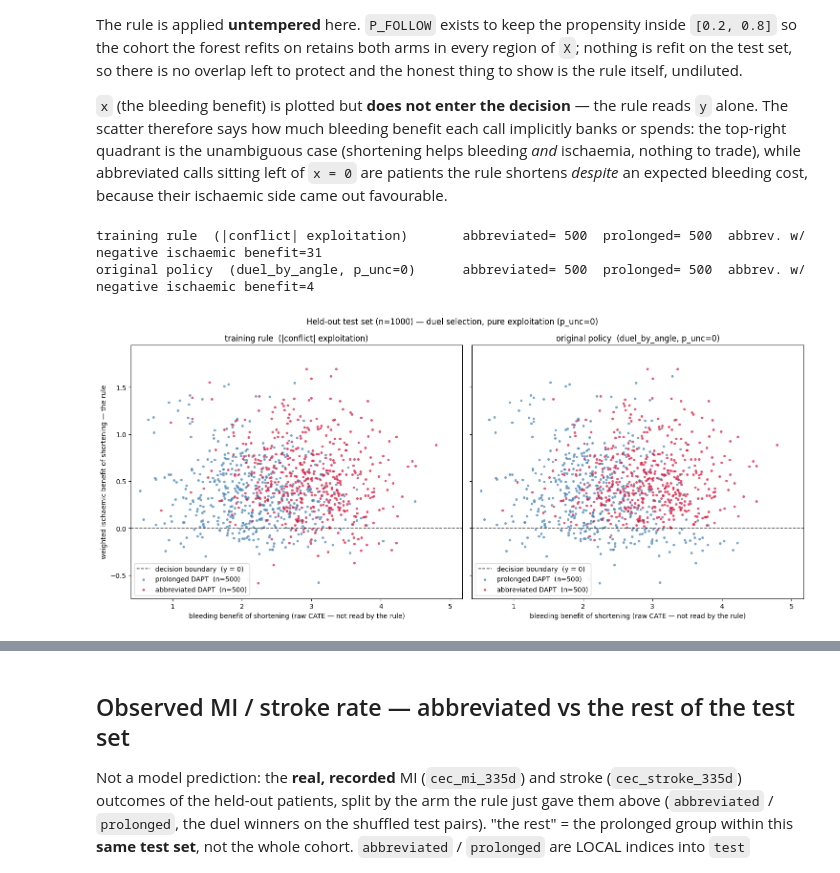
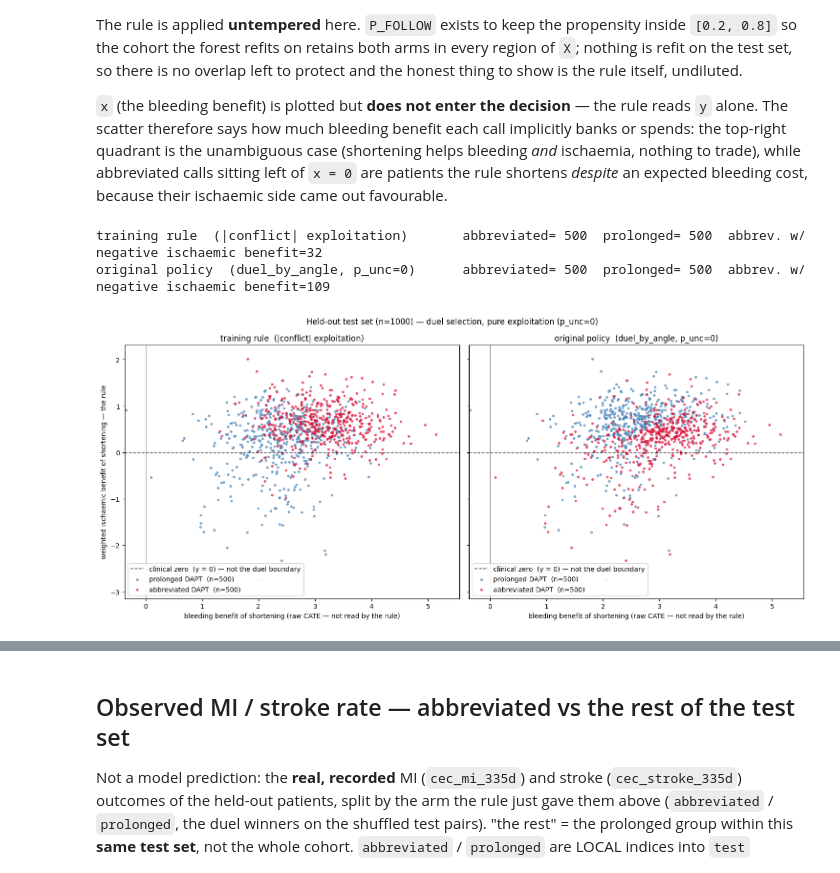
Before and after one commit to TommasoPioda/CATE-estimation-on-the-MASTER-DAPT-trial, a Jupyter notebook: online-learning/02_online_learning_duel.ipynb, the cells around one changed output, grey strips where cells are left out. Drawn from its saved outputs; the diff is of its cells as text; code cells hidden in the pictures.

```diff
--- a/online-learning/02_online_learning_duel.ipynb
+++ b/online-learning/02_online_learning_duel.ipynb
@@ -69,7 +70,8 @@ MULTIOUT = os.path.join(MODELS_DIR, "CausalForest_multioutput_tuned.joblib")
 sys.path.insert(0, CF_DIR)
 from casual_multioutput_pipeline import CausalMultiOutputPipeline, CF_MODEL_PRESETS
 from online_learning_utils import (z, make_pipeline, fit_cate, conflict_from_model,
-                                    components_from_origin, weighted_isch)
+                                    components_from_origin, weighted_isch,
+                                    DEFAULT_CF_PARAMS, DEFAULT_NUISANCE_PARAMS)
 # `policy` and `tune_on_seed` (with its `_seed_objective`) are deliberately NOT imported here:
 # both are redefined locally a few cells below (the exploration/exploitation rule and the seed
 # hyper-tuning objective this notebook actually tunes), and re-running this import cell after
@@ -81,17 +83,14 @@ Yv = y[[ENDPOINTS[k] for k in ONLINE_TARGETS]].to_numpy()
 BLEED_IDX = ONLINE_TARGETS.index('bleed')                # seed tuning targets the bleeding endpoint (nb 06 convention)
 ISCH_WEIGHTS = {'death': 0.2, 'mi': 0.4, 'stroke': 0.4}   # ischaemic weighting for conflict_from_model -- same values components_from_origin reads
 
-# Light default forest: cheap enough to refit after every enrolment. The seed hyper-tuning
-# (next section, same objective as Meta-learning/causal_forest/run_optuna_tuning.py) can
-# replace these with an AUTOC-tuned config, which fit_cate then uses for every refit -- but it
-# is OFF (N_TRIALS = 0) and this is what actually runs. `inference` must stay on: it is what
-# makes predict_cate_std, and so the uncertainty score the loop explores with, available.
-# make_pipeline / fit_cate / z / conflict_from_model / components_from_origin
-# now live in online_learning_utils.
-DEFAULT_CF_PARAMS = {'n_estimators': 100, 'max_depth': 4, 'min_samples_leaf': 10,
-                     'max_samples': 0.45, 'inference': True}
-DEFAULT_NUISANCE_PARAMS = {'n_estimators': 50, 'max_depth': 3, 'num_leaves': 7,
-                           'min_child_samples': 20, 'learning_rate': 0.05}
+# DEFAULT_CF_PARAMS / DEFAULT_NUISANCE_PARAMS are imported above from online_learning_utils:
+# the single canonical light default forest shared by nb 02 / 02_bandits / 03 / 04 / 05, so runs
+# of different notebooks are comparable by construction. Do NOT redefine them in this cell --
+# a local copy shadows the import and silently re-forks the configuration; edit the module.
+# The seed hyper-tuning (next section, same objective as
+# Meta-learning/causal_forest/run_optuna_tuning.py) can replace them with an AUTOC-tuned config,
+# which fit_cate then uses for every refit -- and it is ON (N_TRIALS = 20, seed only), so they
+# are the fallback rather than what runs.
 
 def uncertainty_from_model(model):
     """Score EVERY patient with the current online model and rebuild the uncertainty frame
@@ -263,7 +267,7 @@ def seed_draw(n_seed, seed=0, n_test=0):
                 test_idx=test_idx, stream_end=stream_end)
 
 
-def tune_seed(seed_idx, seed=0, n_trials=40, tune_cv=3, n_jobs=32, lgbm_n_jobs=16):
+def tune_seed(seed_idx, seed=0, n_trials=0, tune_cv=3, n_jobs=32, lgbm_n_jobs=16):
     """Fit the light default forest on `seed_idx`, then optionally hyper-tune it.
 
     n_trials = 0 skips the search and keeps DEFAULT_CF_PARAMS. The seed is the
@@ -300,7 +304,7 @@ def tune_seed(seed_idx, seed=0, n_trials=40, tune_cv=3, n_jobs=32, lgbm_n_jobs=1
     return cf_params, nuisance_params, study
 
 
-def seed_fit_tune(n_seed, seed=0, n_trials=40, tune_cv=3, n_test=0,
+def seed_fit_tune(n_seed, seed=0, n_trials=0, tune_cv=3, n_test=0,
                   n_jobs=32, lgbm_n_jobs=16):
     """PHASE 1 — seed, fit, hyper-tune.
 
@@ -313,13 +317,12 @@ def seed_fit_tune(n_seed, seed=0, n_trials=40, tune_cv=3, n_test=0,
         n_jobs=n_jobs, lgbm_n_jobs=lgbm_n_jobs)
     return {**prep, 'cf_params': cf_params, 'nuisance_params': nuisance_params, 'study': study}
 # %%
-P_FOLLOW = 0.8
 REFIT_EVERY = 100
 
 from online_learning_utils import policy
 
 
-def run_online(prep, n_steps, duel=duel_by_angle, n_trials_final=20, scale_conflict=True, refit_trials=50):
+def run_online(prep, n_steps, duel=duel_by_angle, n_trials_final=0, scale_conflict=True, refit_trials=0):
     """PHASE 2 — online enrolment with tuned forest and pairwise selection."""
     global conflict, uncertainty
 
@@ -417,13 +420,13 @@ def run_online(prep, n_steps, duel=duel_by_angle, n_trials_final=20, scale_confl
     return model, enrolled, rnd, pd.DataFrame(hist), unenrolled, primary_winners
 
 
-N_SEED, N_TEST, N_TRIALS = 2000, 1000, 0
+N_SEED, N_TEST, N_TRIALS = 1000, 500, 20
 N_STEPS = (N - N_TEST - N_SEED)
 
 prep = seed_fit_tune(N_SEED, seed=42, n_trials=N_TRIALS, n_test=N_TEST)
 
 model, sel, rnd, hist, unenrolled, primary_winners = run_online(
-    prep, N_STEPS, n_trials_final=50, duel=duel_by_angle, scale_conflict=False, refit_trials=0
+    prep, N_STEPS, n_trials_final=0, duel=duel_by_angle, scale_conflict=False, refit_trials=0
 )
 
 test_idx = prep["test_idx"]
@@ -854,7 +862,12 @@ uncertainty = uncertainty_test
 def _conf(i): return abs(float(conflict['conflict'].iloc[i]))
 def _unc(i):  return float(np.mean(np.asarray(uncertainty)[i]))   # scalar (mean across endpoints)
 
-xy     = [components_from_origin(k, conflict_test, ISCH_WEIGHTS) for k in range(len(test))]
+# plane=False: RAW, uncentred coordinates. These feed the scatter and the `iy < 0`
+# diagnostics below, where y = 0 has to keep meaning "no ischaemic benefit" (the
+# clinical zero) rather than "below the cohort median". The DUELS use the centred
+# decision plane instead -- duel_by_angle gets it from components_from_origin's
+# default -- so the boundary the rule applies is NOT the line drawn at y = 0 here.
+xy     = [components_from_origin(k, conflict_test, ISCH_WEIGHTS, plane=False) for k in range(len(test))]
 bx, iy = map(np.array, zip(*xy))
 
 # point globals so _conf / _unc / duel_by_angle / policy read from the test frames
@@ -884,35 +897,35 @@ def select_policy(i, j, rng):
     winner, _ = policy(i, j, n_added=0, rng=rng,
                        uncertainty=uncertainty_test,
                        duel=duel_by_angle,
                        p_unc=0)
     return [winner]
 
 
 options = [('training rule  (|conflict| exploitation)', select_training),
            ('original policy  (duel_by_angle, p_unc=0)', select_policy)]
 
 fig, axes = plt.subplots(1, 2, figsize=(15, 6.6), sharex=True, sharey=True)
 for ax, (name, select_fn) in zip(axes, options):
     abbreviated, prolonged = run_selection(select_fn)
-    ax.axhline(0, color='k', lw=1.2, ls='--', alpha=.7, label='decision boundary  (y = 0)')
+    ax.axhline(0, color='k', lw=1.2, ls='--', alpha=.7, label='clinical zero  (y = 0) — not the duel boundary')
     ax.scatter(bx[prolonged],   iy[prolonged],   s=15, color='steelblue', alpha=.7, linewidths=0,
                label=f'prolonged DAPT  (n={len(prolonged)})')
     ax.scatter(bx[abbreviated], iy[abbreviated], s=15, color='crimson',   alpha=.7, linewidths=0,
                label=f'abbreviated DAPT  (n={len(abbreviated)})')
     ax.axvline(0, color='k', lw=.8, alpha=.4)
     ax.set(xlabel='bleeding benefit of shortening (raw CATE — not read by the rule)', title=name)
     ax.legend(loc='lower left', framealpha=.9)
     print(f'{name:45s}  abbreviated={len(abbreviated):4d}  prolonged={len(prolonged):4d}  '
           f'abbrev. w/ negative ischaemic benefit={int((iy[abbreviated] < 0).sum())}')
 
 axes[0].set_ylabel('weighted ischaemic benefit of shortening — the rule')
 axes[0].set_xlim(bx.min() * 1.08, bx.max() * 1.08)
 axes[0].set_ylim(iy.min() * 1.15, iy.max() * 1.15)
 fig.suptitle(f'Held-out test set (n={len(test)}) — duel selection, pure exploitation (p_unc=0)')
 plt.tight_layout()
 plt.show()
 # %% [output]
-training rule  (|conflict| exploitation)       abbreviated= 500  prolonged= 500  abbrev. w/ negative ischaemic benefit=31
-original policy  (duel_by_angle, p_unc=0)      abbreviated= 500  prolonged= 500  abbrev. w/ negative ischaemic benefit=4
+training rule  (|conflict| exploitation)       abbreviated= 500  prolonged= 500  abbrev. w/ negative ischaemic benefit=32
+original policy  (duel_by_angle, p_unc=0)      abbreviated= 500  prolonged= 500  abbrev. w/ negative ischaemic benefit=109
-[figure, old version]
+[figure, new version]
 # %%
```
Also changed, not shown: parts of 19 cells of this notebook, 3 other files.
